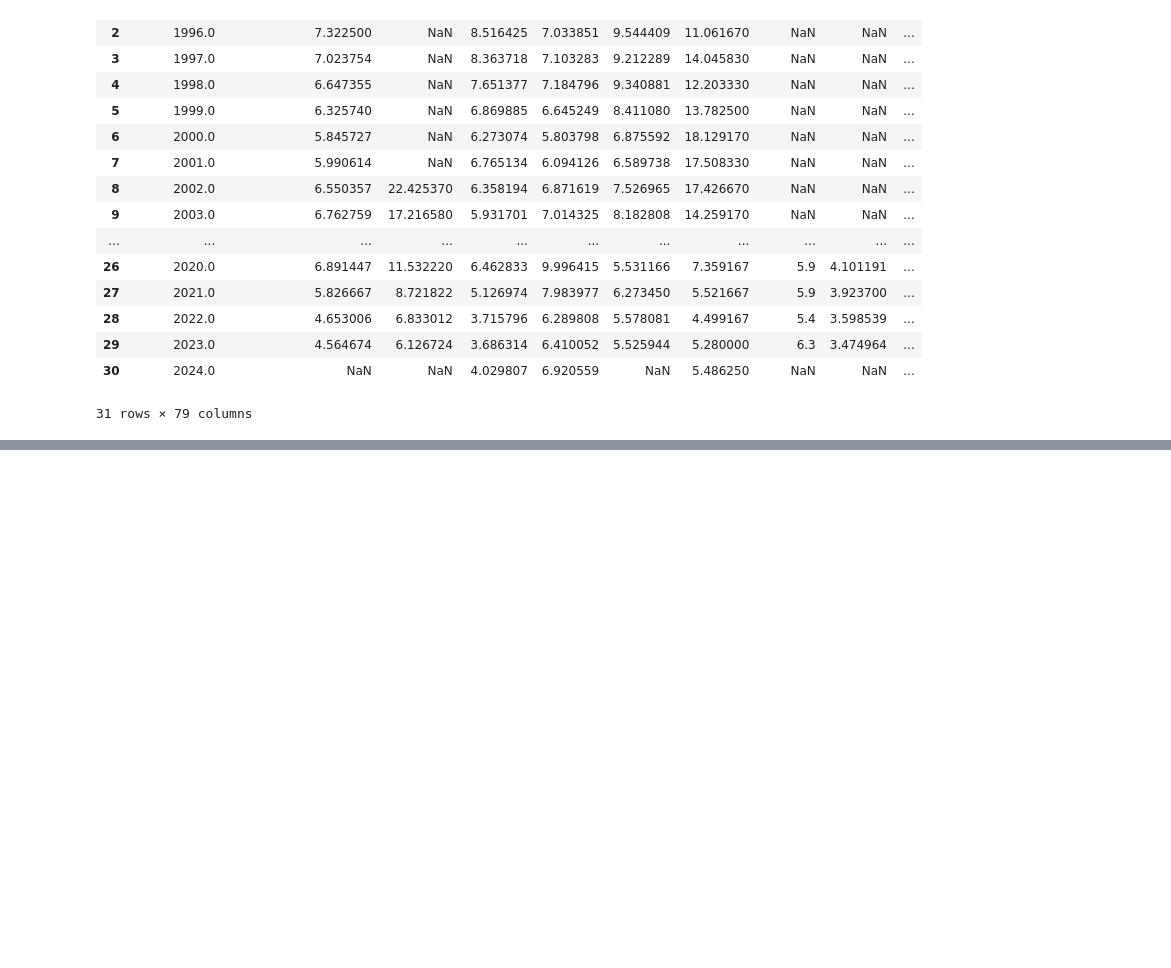
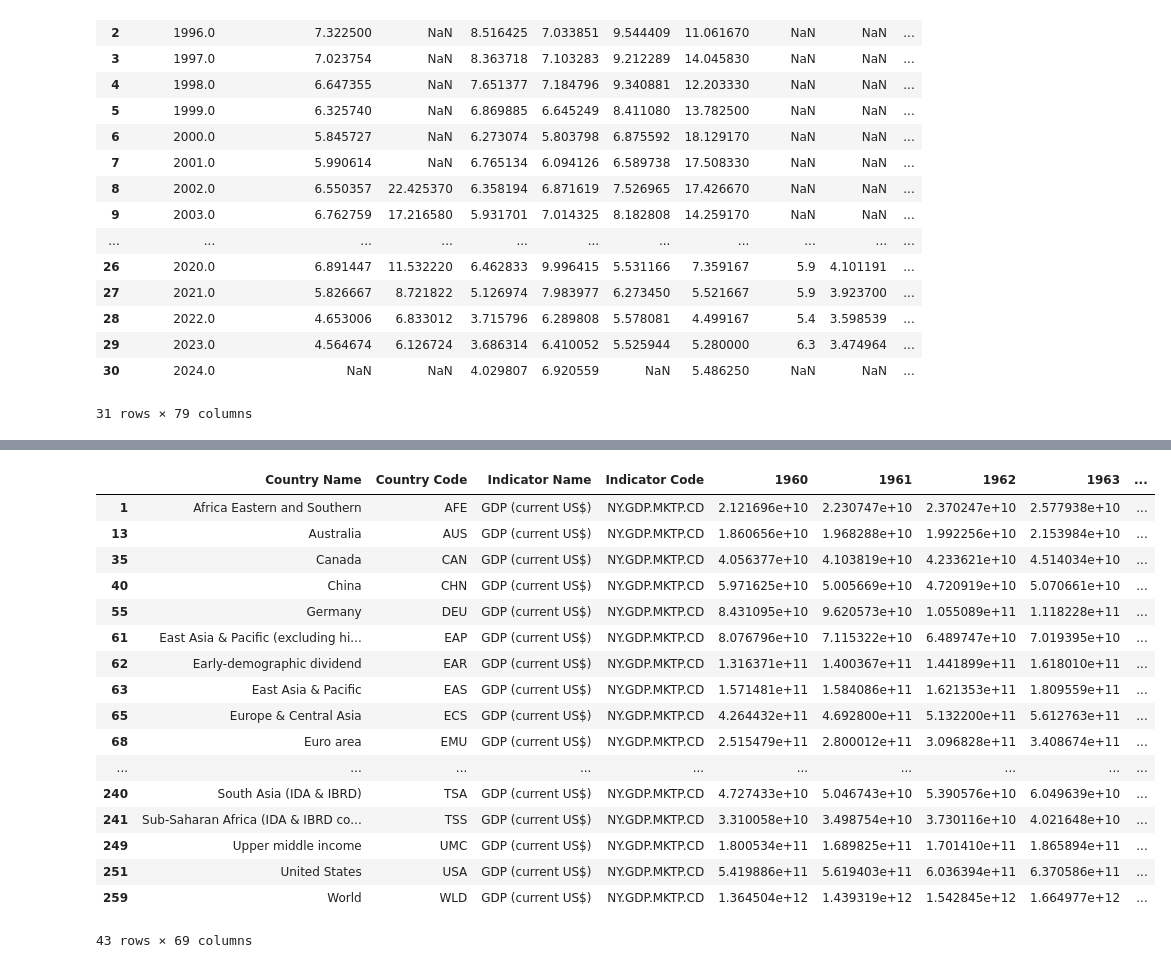
Before and after one commit to algolimit/sp500, a Jupyter notebook: sp500.ipynb, the cells around one changed output, grey strips where cells are left out. Cells and saved outputs as stored; diff of their text form; code cells hidden in the pictures; blank space fills up the shorter version.

```diff
--- a/sp500.ipynb
+++ b/sp500.ipynb
@@ -246,0 +286,25 @@ unemploy_df.to_csv("Unemployment_Rate_1995.csv")
+# %%
+GDP_df = pd.read_csv("API_NY.GDP.MKTP.CD_DS2_en_csv_v2_31795/API_NY.GDP.MKTP.CD_DS2_en_csv_v2_31795.csv")
+
+GDP_df = GDP_df[GDP_df["1960"] > 13263458995.00]
+
+GDP_df
+# %% [output]
+|  | Country Name | Country Code | Indicator Name | Indicator Code | 1960 | 1961 | 1962 | 1963 | ... |
+| 1 | Africa Eastern and Southern | AFE | GDP (current US$) | NY.GDP.MKTP.CD | 2.121696e+10 | 2.230747e+10 | 2.370247e+10 | 2.577938e+10 | ... |
+| 13 | Australia | AUS | GDP (current US$) | NY.GDP.MKTP.CD | 1.860656e+10 | 1.968288e+10 | 1.992256e+10 | 2.153984e+10 | ... |
+| 35 | Canada | CAN | GDP (current US$) | NY.GDP.MKTP.CD | 4.056377e+10 | 4.103819e+10 | 4.233621e+10 | 4.514034e+10 | ... |
+| 40 | China | CHN | GDP (current US$) | NY.GDP.MKTP.CD | 5.971625e+10 | 5.005669e+10 | 4.720919e+10 | 5.070661e+10 | ... |
+| 55 | Germany | DEU | GDP (current US$) | NY.GDP.MKTP.CD | 8.431095e+10 | 9.620573e+10 | 1.055089e+11 | 1.118228e+11 | ... |
+| 61 | East Asia & Pacific (excluding hi... | EAP | GDP (current US$) | NY.GDP.MKTP.CD | 8.076796e+10 | 7.115322e+10 | 6.489747e+10 | 7.019395e+10 | ... |
+| 62 | Early-demographic dividend | EAR | GDP (current US$) | NY.GDP.MKTP.CD | 1.316371e+11 | 1.400367e+11 | 1.441899e+11 | 1.618010e+11 | ... |
+| 63 | East Asia & Pacific | EAS | GDP (current US$) | NY.GDP.MKTP.CD | 1.571481e+11 | 1.584086e+11 | 1.621353e+11 | 1.809559e+11 | ... |
+| 65 | Europe & Central Asia | ECS | GDP (current US$) | NY.GDP.MKTP.CD | 4.264432e+11 | 4.692800e+11 | 5.132200e+11 | 5.612763e+11 | ... |
+| 68 | Euro area | EMU | GDP (current US$) | NY.GDP.MKTP.CD | 2.515479e+11 | 2.800012e+11 | 3.096828e+11 | 3.408674e+11 | ... |
+| ... | ... | ... | ... | ... | ... | ... | ... | ... | ... |
+| 240 | South Asia (IDA & IBRD) | TSA | GDP (current US$) | NY.GDP.MKTP.CD | 4.727433e+10 | 5.046743e+10 | 5.390576e+10 | 6.049639e+10 | ... |
+| 241 | Sub-Saharan Africa (IDA & IBRD co... | TSS | GDP (current US$) | NY.GDP.MKTP.CD | 3.310058e+10 | 3.498754e+10 | 3.730116e+10 | 4.021648e+10 | ... |
+| 249 | Upper middle income | UMC | GDP (current US$) | NY.GDP.MKTP.CD | 1.800534e+11 | 1.689825e+11 | 1.701410e+11 | 1.865894e+11 | ... |
+| 251 | United States | USA | GDP (current US$) | NY.GDP.MKTP.CD | 5.419886e+11 | 5.619403e+11 | 6.036394e+11 | 6.370586e+11 | ... |
+| 259 | World | WLD | GDP (current US$) | NY.GDP.MKTP.CD | 1.364504e+12 | 1.439319e+12 | 1.542845e+12 | 1.664977e+12 | ... |
+43 rows × 69 columns
```
Also changed, not shown: parts of 5 cells of this notebook, 8 other files.
